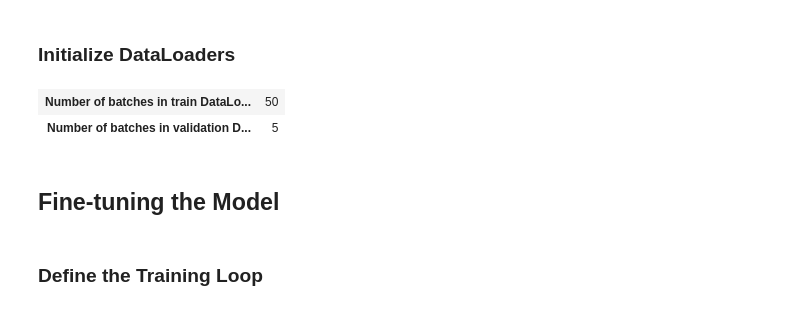
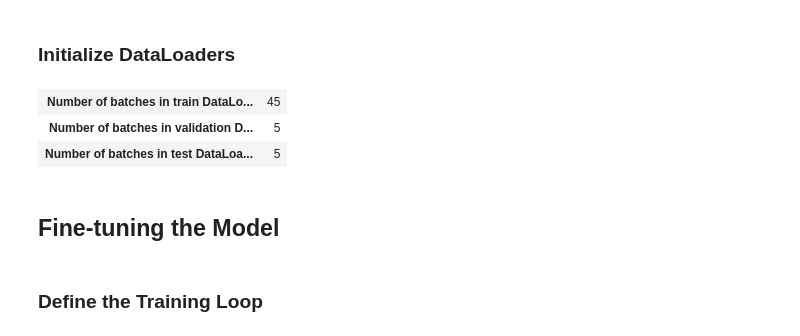
Before and after one commit to shenghungKuan/Gesture_Recognition, a Jupyter notebook: gesture_recognition.ipynb, the cells around one changed output. Saved outputs shown, nothing was run; the diff lists cells and outputs as text; code cells hidden in the pictures.

```diff
--- a/gesture_recognition.ipynb
+++ b/gesture_recognition.ipynb
@@ -187,7 +187,7 @@ Dataset folder already exists
 # Extracting target classes
 classes_image = ['train_val_peace', 'train_val_rock', 'train_val_three', 'train_val_two_up', 'train_val_call', 'train_val_fist',
            'train_val_like', 'train_val_four', 'train_val_one']
-classes_ann = ['peace.json', 'rock.json', 'three.json', 'two_up.json', 'call.json', 'fist.json','like.json', 'four.json', 'one.json', 'no_']
+classes_ann = ['peace.json', 'rock.json', 'three.json', 'two_up.json', 'call.json', 'fist.json','like.json', 'four.json', 'one.json']
 
 # Create a list of the items in the 'dataset_path' directory
 dir_content = [item for item in dataset_path.iterdir() if item.is_dir()]
@@ -499,8 +499,9 @@ img_keys = list(img_dict.keys())
 random.shuffle(img_keys)
 
 # Define the percentage of the images that should be used for training
-train_pct = 0.9
+train_pct = 0.8
 val_pct = 0.1
+test_pct = 0.1
 
 # Calculate the index at which to split the subset of image paths into training and validation sets
 train_split = int(len(img_keys)*train_pct)
@@ -508,11 +509,13 @@ val_split = int(len(img_keys)*(train_pct+val_pct))
 
 # Split the subset of image paths into training and validation sets
 train_keys = img_keys[:train_split]
-val_keys = img_keys[train_split:]
+val_keys = img_keys[train_split:val_split]
+test_keys = img_keys[val_split:]
 
 # Print the number of images in the training and validation sets
 pd.Series({
     "Training Samples:": len(train_keys),
-    "Validation Samples:": len(val_keys)
+    "Validation Samples:": len(val_keys),
+    "Test Samples:": len(test_keys)
 }).to_frame().style.hide(axis='columns')
 # %% [output]
@@ -726,13 +718,14 @@ final_tfms = transforms.Compose([
     transforms.Normalize(*norm_stats),
 ])
 
-# Define the transformations for training and validation datasets
+# Define the transformations for training, validation, and test datasets
 train_tfms = transforms.Compose([
     data_aug_tfms,
     resize_pad_tfm,
     final_tfms,
 ])
 valid_tfms = transforms.Compose([resize_pad_tfm, final_tfms])
+test_tfms = transforms.Compose([resize_pad_tfm, final_tfms])
 # %% [markdown]
 ### Initialize Datasets
 # %%
@@ -742,10 +735,12 @@ class_to_idx = {c: i for i, c in enumerate(class_names)}
 # Instantiate the datasets using the defined transformations
 train_dataset = HagridDataset(train_keys, annotation_df, img_dict, class_to_idx, train_tfms)
 valid_dataset = HagridDataset(val_keys, annotation_df, img_dict, class_to_idx, valid_tfms)
+test_dataset = HagridDataset(test_keys, annotation_df, img_dict, class_to_idx, test_tfms)
 
 # Print the number of samples in the training and validation datasets
 pd.Series({
     'Training dataset size:': len(train_dataset),
-    'Validation dataset size:': len(valid_dataset)}
+    'Validation dataset size:': len(valid_dataset),
+    'Test dataset size:': len(test_dataset)},
 ).to_frame().style.hide(axis='columns')
 # %% [output]
@@ -788,35 +799,40 @@ tensor_to_pil(annotated_tensor)
 # %%
 # Set the training batch size
 bs = 32
 
 # Set the number of worker processes for loading data.
 # num_workers = multiprocessing.cpu_count()
 num_workers = 0
 
 # Define parameters for DataLoader
 data_loader_params = {
     'batch_size': bs,  # Batch size for data loading
     'num_workers': num_workers,  # Number of subprocesses to use for data loading
     'collate_fn': lambda batch: tuple(zip(*batch)),
     'drop_last': True,
     'pin_memory': 'cuda' in device,
     'pin_memory_device': device if 'cuda' in device else ''
 }
 
 # Create DataLoader for training data. Data is shuffled for every epoch.
 train_dataloader = DataLoader(train_dataset, **data_loader_params, shuffle=True)
 
 # Create DataLoader for validation data. Shuffling is not necessary for validation data.
 valid_dataloader = DataLoader(valid_dataset, **data_loader_params)
 
+# Create DataLoader for set data. Shuffling is not necessary for test data.
+test_dataloader = DataLoader(test_dataset, **data_loader_params)
+
 # Print the number of batches in the training and validation DataLoaders
 pd.Series({
     'Number of batches in train DataLoader:': len(train_dataloader),
-    'Number of batches in validation DataLoader:': len(valid_dataloader)}
+    'Number of batches in validation DataLoader:': len(valid_dataloader),
+    'Number of batches in test DataLoader:': len(test_dataloader),}
 ).to_frame().style.hide(axis='columns')
 # %% [output]
-| Number of batches in train DataLo... | 50 |
+| Number of batches in train DataLo... | 45 |
 | Number of batches in validation D... | 5 |
+| Number of batches in test DataLoa... | 5 |
 # %% [markdown]
 ## Fine-tuning the Model
 # %% [markdown]
```
Also changed, not shown: parts of 11 cells of this notebook.
